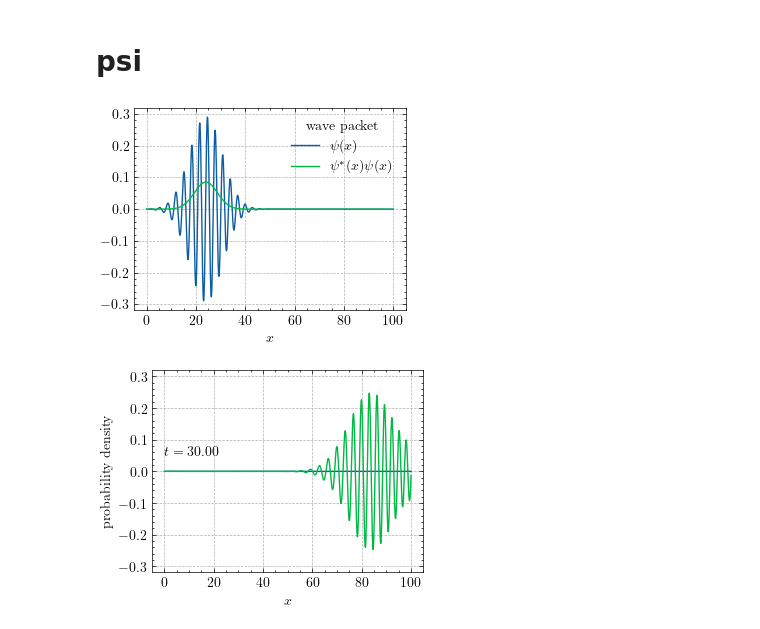
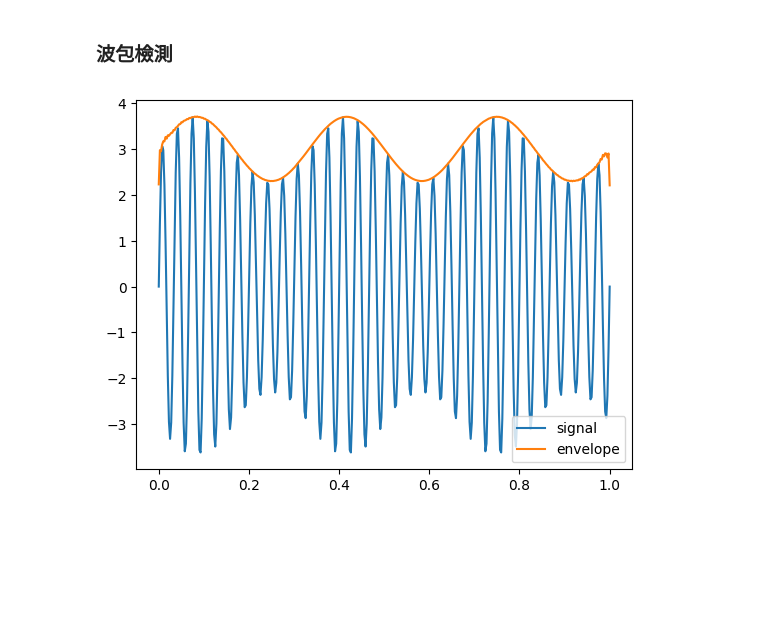
Before and after one commit to QuMCoding/QM-Book-Source, a Jupyter notebook: wave_packet.ipynb, the cells around one changed output. Cells and saved outputs as stored; diff of their text form; code cells hidden in the pictures; blank space fills up the shorter version.

```diff
--- a/wave_packet.ipynb
+++ b/wave_packet.ipynb
@@ -58,2 +54,2 @@ plt.show()
 # %% [markdown]
-# psi
+### 波包檢測
@@ -146,12 +55,0 @@ wave, avgE = wave_packet(x, kmu=2, ka=20)
-# %%
-plt.clf()
-plt.grid(ls="--")
-plt.plot(x, wave.real, label=r'$\psi(x)$')
-if show_density:
-    density = (np.conjugate(wave) * wave).real
-    plt.plot(x, density, label='$\psi^*(x)\psi(x)$')
-plt.xlabel(r'$x$')
-plt.legend(loc='best', title="wave packet")
-plt.show()
-# %% [output]
-[figure, removed]
@@ -160,23 +56,24 @@ t, psiList, rhoList = evolve(tfinal=30.0, nt=400)
-# %%
-def update(i):
-    line.set_data(x, psiList[i])
-    text.set_text(r'$t=%.2f$' % t[i])
-    return line, text
-
-
-potential = barrier(shape=peak_shape)
-
-fig1, ax1 = plt.subplots()
-plt.plot(x, potential * 0.08)
-line, = plt.plot(x, psiList[0])
-text = plt.text(0, 0.05, '')
-plt.grid(ls="--")
-
-plt.ylabel('probability density')
-
-plt.xlabel(r'$x$')
-anim1 = FuncAnimation(fig1, update, frames=400, interval=100, blit=True)
-anim1.save('o3.mp4', fps=30, dpi=300)
-plt.show()
-# %% [output]
-[figure, removed]
+# %%
+import numpy as np
+import matplotlib.pyplot as plt
+from scipy.signal import hilbert
+
+duration = 1.0  # 資料時間長度
+s_rate = 400.0  # 解析度, Hz
+num_samples = int(s_rate * duration)  # 資料點數
+t = np.linspace(0., duration, num_samples)  # 時間軸
+
+carrier_signal = np.sin(2. * np.pi * 30. * t)  # 載波訊號
+original_signal = 3 + 0.7 * np.sin(2. * np.pi * 3. * t)  # 原始訊號
+signal = carrier_signal * original_signal  # 調變訊號
+# %%
+analytic_signal = hilbert(signal)  # 希爾伯特轉換
+amplitude_envelope = np.abs(analytic_signal)  # 振幅包絡
+# %%
+plt.clf()  # 清除畫布
+plt.plot(t, signal, label='signal')  # 繪製訊號
+plt.plot(t, amplitude_envelope, label='envelope')  # 繪製包絡
+plt.legend(loc="best")  # 顯示圖例
+plt.show()  # 顯示結果
+# %% [output]
+[figure, added]
```
Also changed, not shown: parts of 15 cells of this notebook, 1 other file.
